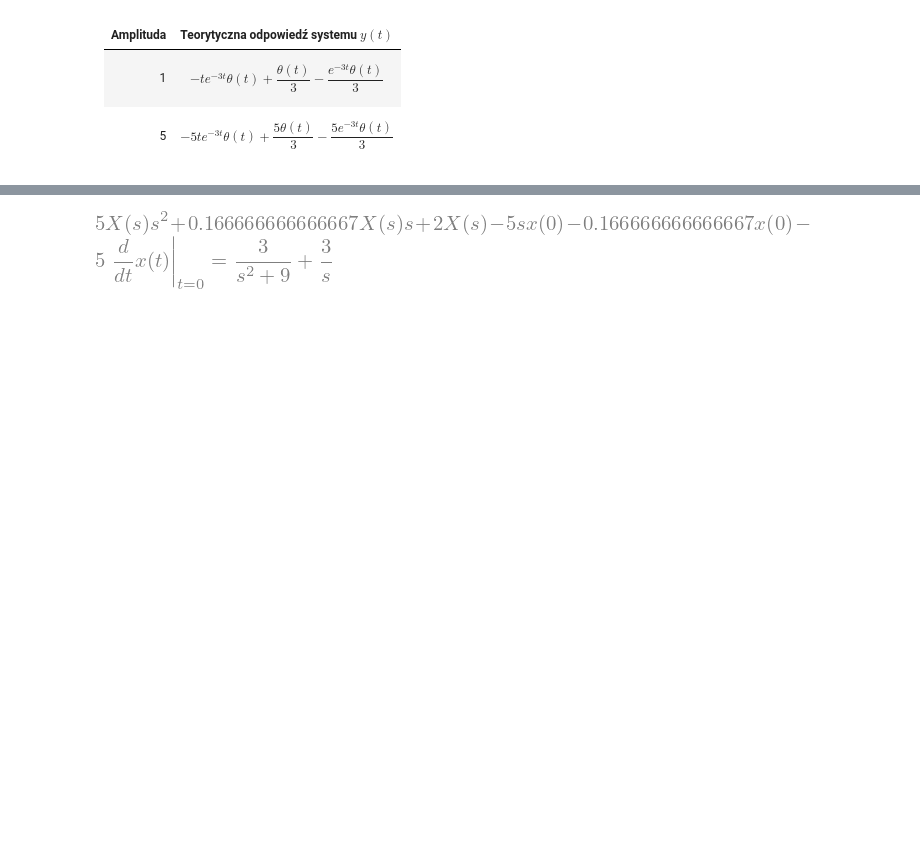
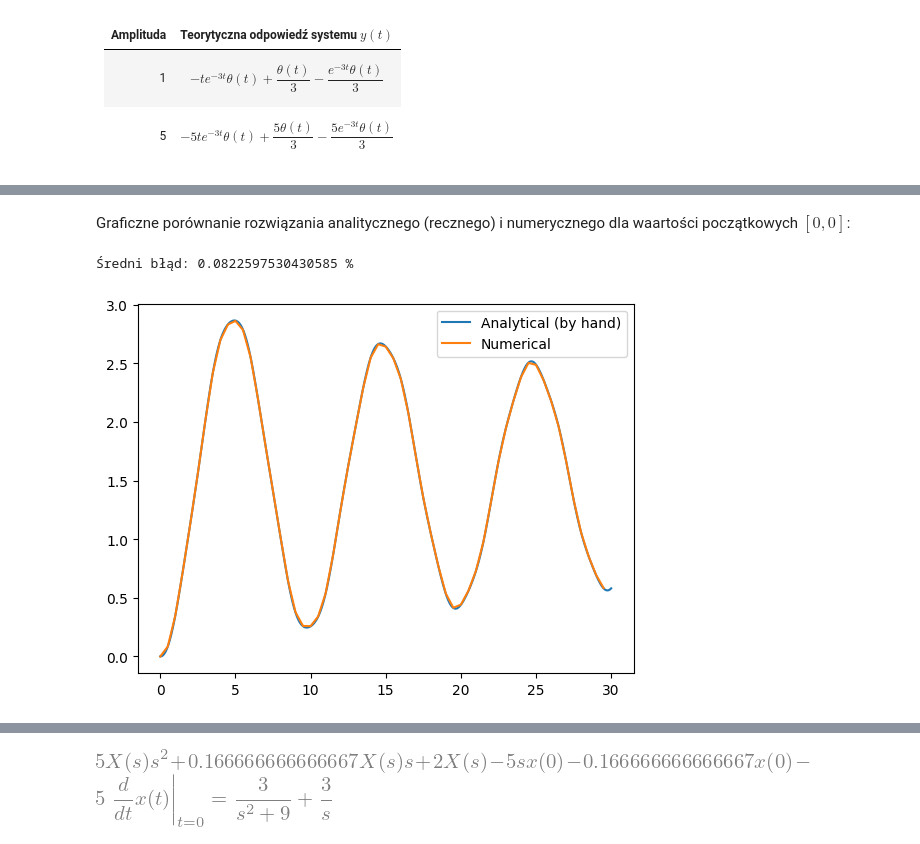
Before and after one commit to iwonieevo/TR-Projekt, a Jupyter notebook: main.ipynb, the cells around one changed output, grey strips where cells are left out. Saved outputs shown, nothing was run; the diff lists cells and outputs as text; code cells hidden in the pictures; blank space fills up the shorter version.

```diff
--- a/main.ipynb
+++ b/main.ipynb
@@ -121,0 +247,25 @@ sp.dsolve(diff_eq, x_t, ics={x_t.subs(t, 0): 0, x_t.diff(t).subs(t, 0): 0}).simp
+# %% [markdown]
+Graficzne porównanie rozwiązania analitycznego (recznego) i numerycznego dla waartości początkowych $[0,0]$:
+# %%
+
+t = sp.symbols('t')
+
+a_sol = (
+    (0.0708003404312415*sp.exp(-0.0166666666666667*t)*sp.sin(0.632235891279689*t)
+    - 1.49972962011626*sp.exp(-0.0166666666666667*t)*sp.cos(0.632235891279689*t))*sp.Heaviside(t)
+    + (-0.0232526700013519*sp.sin(3.0*t) - 0.00027037988373665*sp.cos(3.0*t))*sp.Heaviside(t) + 1.5*sp.Heaviside(t)
+)
+
+t_end = 30
+dt = 0.5
+
+n_sol = numerical(dt, [0, 0])
+
+plt.plot(np.linspace(0, t_end, t_end*100), [a_sol.subs(t, i) for i in np.linspace(0, t_end, t_end*100)], label='Analytical (by hand)')
+plt.plot(n_sol.t, n_sol.y[0], label='Numerical')
+print(f'Średni błąd: {sum([abs(a_sol.subs(t, n_sol.t[i]) - n_sol.y[0][i]) for i in range(len(n_sol.t))])/sum([abs(a_sol.subs(t, n_sol.t[i])) for i in range(len(n_sol.t))])*100} %')
+plt.legend()
+plt.show()
+# %% [output]
+Średni błąd: 0.0822597530430585 %
+[figure, added]
```
Also changed, not shown: parts of 28 cells of this notebook.
